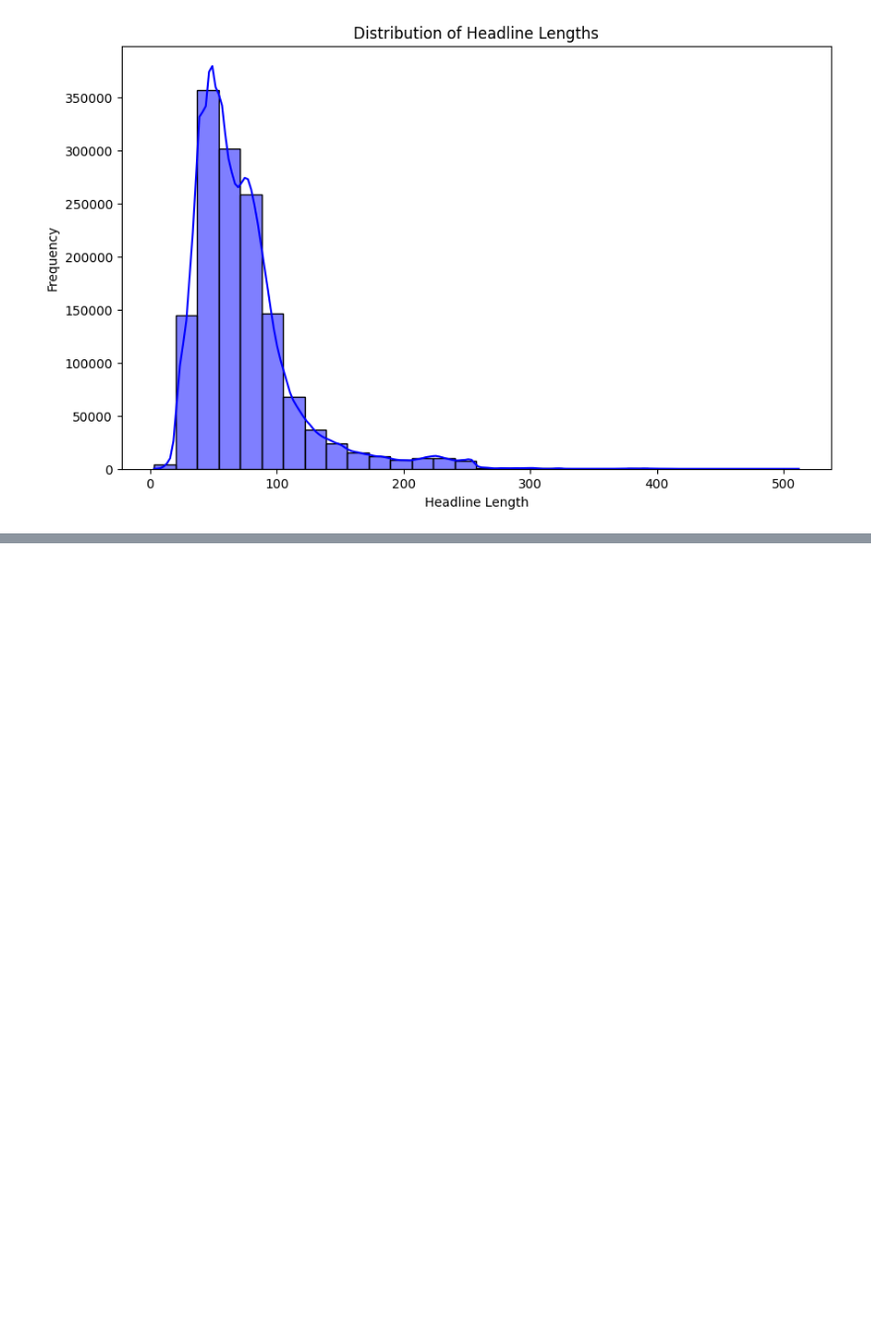
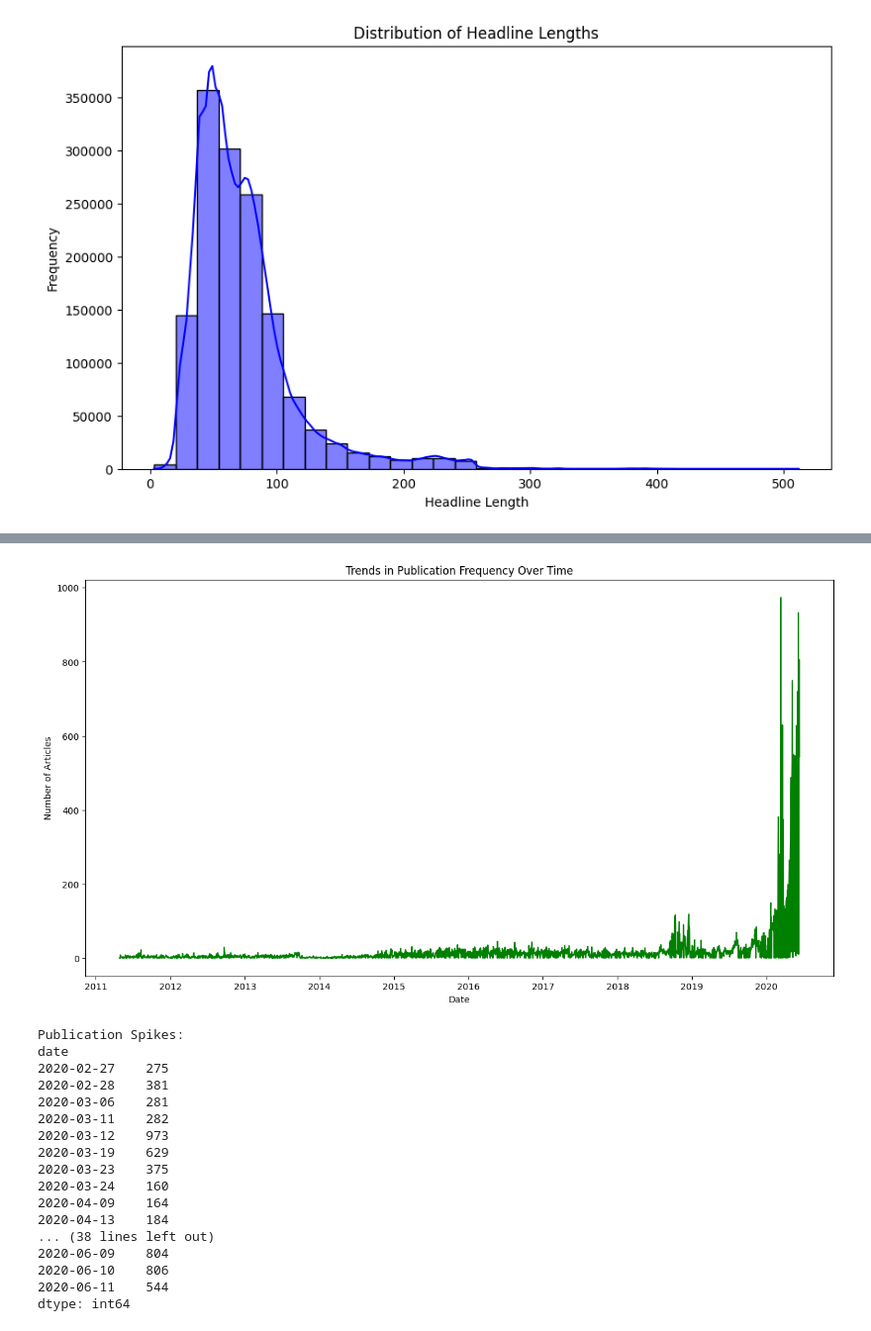
Before and after one commit to YonInsights/Financial-News-Sentiment-Analysis, a Jupyter notebook: notebooks/descriptive_statistics.ipynb, the cells around one changed output, grey strips where cells are left out. Shown: that part at 99% size. Saved outputs shown, nothing was run; the diff lists cells and outputs as text; code cells hidden in the pictures; blank space fills up the shorter version.

```diff
--- a/notebooks/descriptive_statistics.ipynb
+++ b/notebooks/descriptive_statistics.ipynb
@@ -47,0 +78,38 @@ Name: headline_length, dtype: float64
+# %%
+# Convert publication date to datetime
+df['date'] = pd.to_datetime(df['date'], errors='coerce')
+
+# Count articles by date
+daily_counts = df.groupby(df['date'].dt.date).size()
+
+# Plot trends over time
+plt.figure(figsize=(15, 8))
+daily_counts.plot(color='green')
+plt.title("Trends in Publication Frequency Over Time")
+plt.xlabel("Date")
+plt.ylabel("Number of Articles")
+plt.show()
+
+# Identify specific events with spikes in publication frequency
+spikes = daily_counts[daily_counts > daily_counts.mean() + 2 * daily_counts.std()]
+print("Publication Spikes:")
+print(spikes)
+# %% [output]
+[figure, added]
+Publication Spikes:
+date
+2020-02-27    275
+2020-02-28    381
+2020-03-06    281
+2020-03-11    282
+2020-03-12    973
+2020-03-19    629
+2020-03-23    375
+2020-03-24    160
+2020-04-09    164
+2020-04-13    184
+... (38 lines left out)
+2020-06-09    804
+2020-06-10    806
+2020-06-11    544
+dtype: int64
```
Also changed, not shown: parts of 1 cell of this notebook.
